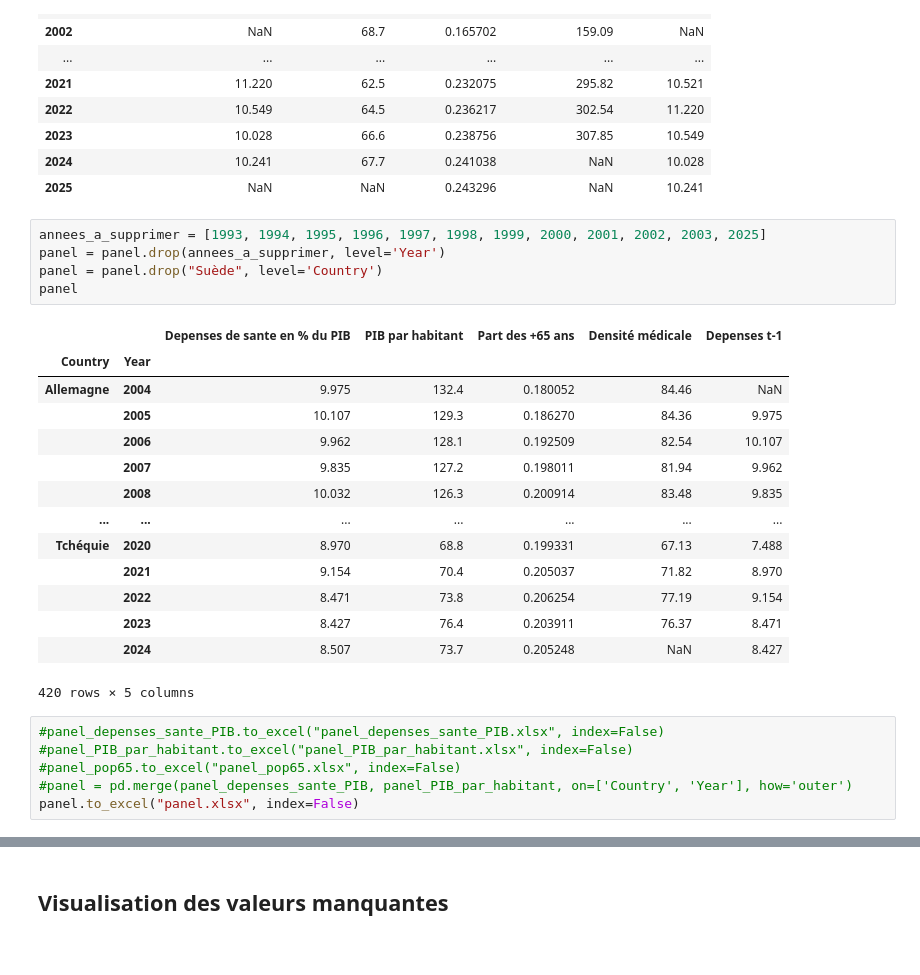
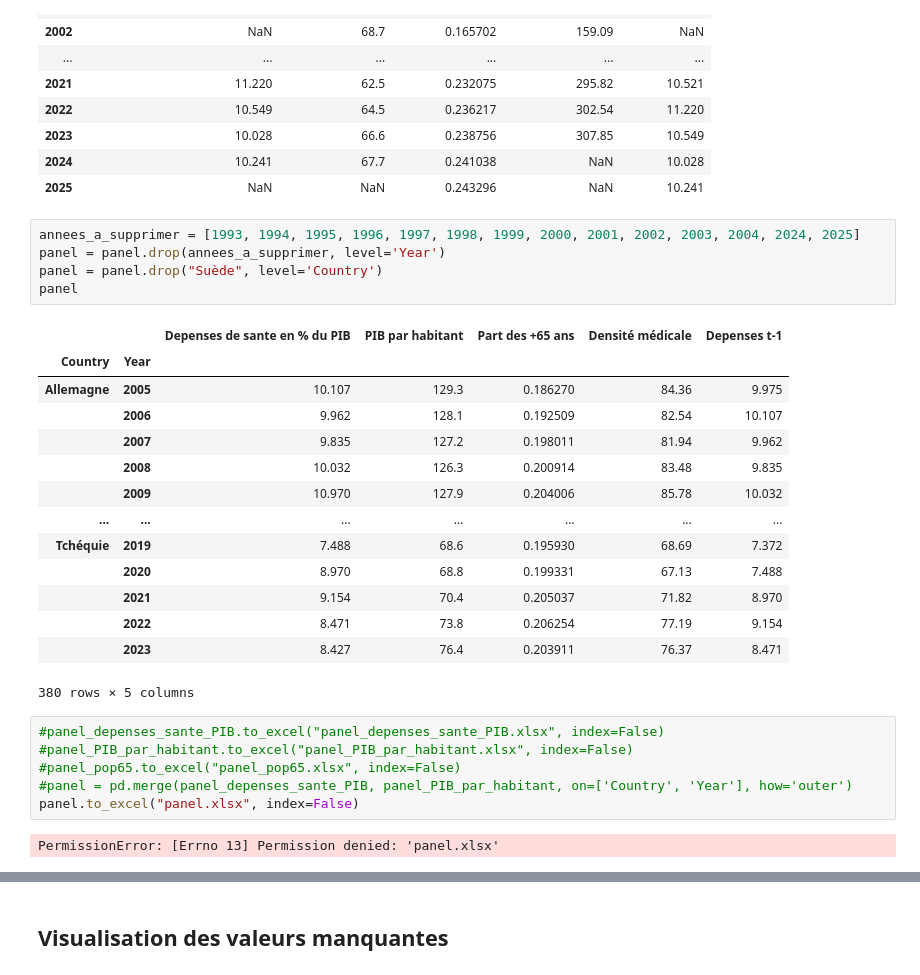
Before and after one commit to celineferbach/PESSD, a Jupyter notebook: main.ipynb, the cells around one changed output, grey strips where cells are left out. Saved outputs shown, nothing was run; the diff lists cells and outputs as text.

```diff
--- a/main.ipynb
+++ b/main.ipynb
@@ -177,28 +150,30 @@ panel.loc['Portugal']
 | 2024 | 10.241 | 67.7 | 0.241038 | NaN | 10.028 |
 | 2025 | NaN | NaN | 0.243296 | NaN | 10.241 |
 # %%
-annees_a_supprimer = [1993, 1994, 1995, 1996, 1997, 1998, 1999, 2000, 2001, 2002, 2003, 2025]
+annees_a_supprimer = [1993, 1994, 1995, 1996, 1997, 1998, 1999, 2000, 2001, 2002, 2003, 2004, 2024, 2025]
 panel = panel.drop(annees_a_supprimer, level='Year')
 panel = panel.drop("Suède", level='Country')
 panel
 # %% [output]
 |  |  | Depenses de sante en % du PIB | PIB par habitant | Part des +65 ans | Densité médicale | Depenses t-1 |
 | Country | Year |  |  |  |  |  |
-| Allemagne | 2004 | 9.975 | 132.4 | 0.180052 | 84.46 | NaN |
-|  | 2005 | 10.107 | 129.3 | 0.186270 | 84.36 | 9.975 |
+| Allemagne | 2005 | 10.107 | 129.3 | 0.186270 | 84.36 | 9.975 |
 |  | 2006 | 9.962 | 128.1 | 0.192509 | 82.54 | 10.107 |
 |  | 2007 | 9.835 | 127.2 | 0.198011 | 81.94 | 9.962 |
 |  | 2008 | 10.032 | 126.3 | 0.200914 | 83.48 | 9.835 |
+|  | 2009 | 10.970 | 127.9 | 0.204006 | 85.78 | 10.032 |
 | ... | ... | ... | ... | ... | ... | ... |
-| Tchéquie | 2020 | 8.970 | 68.8 | 0.199331 | 67.13 | 7.488 |
+| Tchéquie | 2019 | 7.488 | 68.6 | 0.195930 | 68.69 | 7.372 |
+|  | 2020 | 8.970 | 68.8 | 0.199331 | 67.13 | 7.488 |
 |  | 2021 | 9.154 | 70.4 | 0.205037 | 71.82 | 8.970 |
 |  | 2022 | 8.471 | 73.8 | 0.206254 | 77.19 | 9.154 |
 |  | 2023 | 8.427 | 76.4 | 0.203911 | 76.37 | 8.471 |
-|  | 2024 | 8.507 | 73.7 | 0.205248 | NaN | 8.427 |
-420 rows × 5 columns
+380 rows × 5 columns
 # %%
 #panel_depenses_sante_PIB.to_excel("panel_depenses_sante_PIB.xlsx", index=False)
 #panel_PIB_par_habitant.to_excel("panel_PIB_par_habitant.xlsx", index=False)
 #panel_pop65.to_excel("panel_pop65.xlsx", index=False)
 #panel = pd.merge(panel_depenses_sante_PIB, panel_PIB_par_habitant, on=['Country', 'Year'], how='outer')
 panel.to_excel("panel.xlsx", index=False)
+# %% [output]
+PermissionError: [Errno 13] Permission denied: 'panel.xlsx'
```
Also changed, not shown: parts of 3 cells of this notebook, 5 other files.
